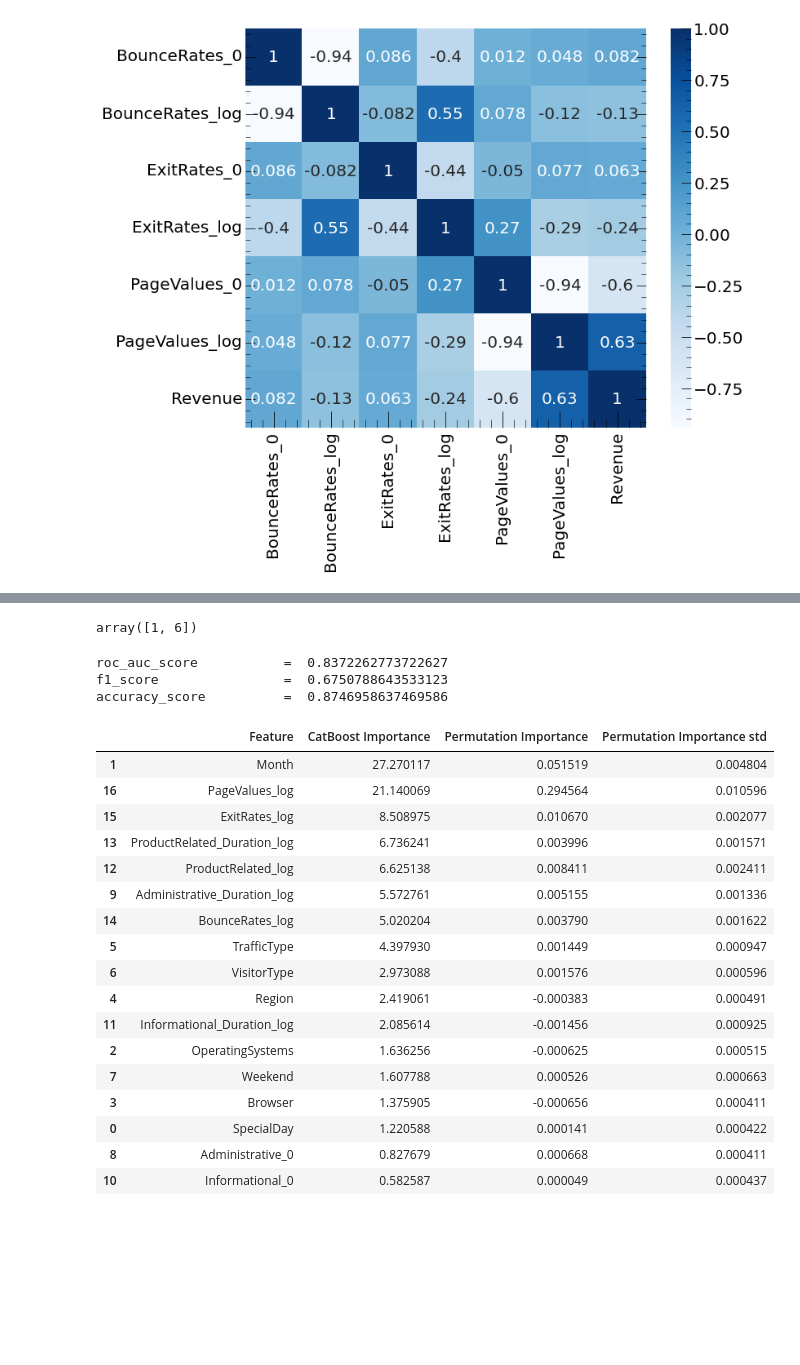
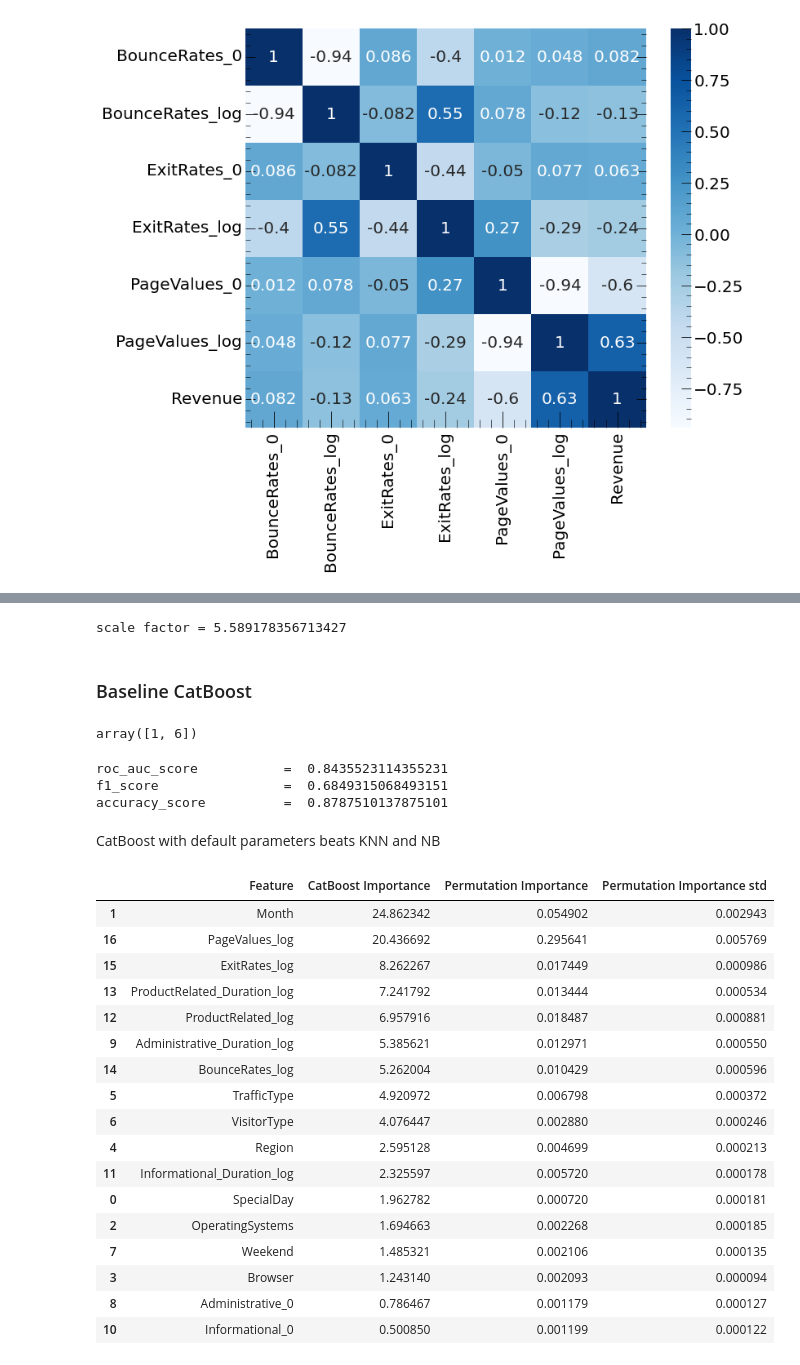
Before and after one commit to Sirnobaka/Online_Shoppers, a Jupyter notebook: Online_Shoppers.ipynb, the cells around one changed output, grey strips where cells are left out. Saved outputs shown, nothing was run; the diff lists cells and outputs as text; code cells hidden in the pictures; blank space fills up the shorter version.

Commit message:
Add KNN and NB, Table of Contents

```diff
--- a/Online_Shoppers.ipynb
+++ b/Online_Shoppers.ipynb
@@ -1697,8 +1943,15 @@ data_catboost = data_new.drop(['Season_Spring', 'Season_Summer', 'Season_Fall'],
 # %%
-X = data_catboost.drop('Revenue', axis=1)
-y = data_catboost['Revenue']
+X = data_new.drop('Revenue', axis=1)
+y = data_new['Revenue']
 
 X_train, X_test, y_train, y_test = train_test_split(X, y, test_size=0.2, random_state=42)
+# %%
+pos_scale = y_train[y_train == 0].shape[0] / y_train[y_train > 0].shape[0]
+print(f"scale factor = {pos_scale}")
+# %% [output]
+scale factor = 5.589178356713427
+# %% [markdown]
+### Baseline CatBoost
 # %%
 categorical_features_indices = np.where(X.dtypes == object)[0]
 categorical_features_indices
@@ -1717,43 +1970,45 @@ print('roc_auc_score           = ', roc_auc_score(y_test, pred))
 print('f1_score                = ', f1_score(y_test, pred))
 print('accuracy_score          = ', accuracy_score(y_test, pred))
 # %% [output]
-roc_auc_score           =  0.8372262773722627
-f1_score                =  0.6750788643533123
-accuracy_score          =  0.8746958637469586
+roc_auc_score           =  0.8435523114355231
+f1_score                =  0.6849315068493151
+accuracy_score          =  0.8787510137875101
+# %% [markdown]
+CatBoost with default parameters beats KNN and NB
 # %%
 from sklearn.inspection import permutation_importance
 
 model_permutation_importance = permutation_importance(model,
-                                                      X_test,
-                                                      y_test,
+                                                      X_train,
+                                                      y_train,
                                                       scoring='roc_auc',
                                                       n_repeats=20,
                                                       random_state=0,
                                                       n_jobs=-1)
 
 df_importance = pd.DataFrame({'Feature': model.feature_names_,
                               'CatBoost Importance': model.feature_importances_,
                               'Permutation Importance': model_permutation_importance.importances_mean,
                               'Permutation Importance std': model_permutation_importance.importances_std})
 
 df_importance.sort_values(by='CatBoost Importance', ascending=False)
 # %% [output]
 |  | Feature | CatBoost Importance | Permutation Importance | Permutation Importance std |
-| 1 | Month | 27.270117 | 0.051519 | 0.004804 |
-| 16 | PageValues_log | 21.140069 | 0.294564 | 0.010596 |
-| 15 | ExitRates_log | 8.508975 | 0.010670 | 0.002077 |
-| 13 | ProductRelated_Duration_log | 6.736241 | 0.003996 | 0.001571 |
-| 12 | ProductRelated_log | 6.625138 | 0.008411 | 0.002411 |
-| 9 | Administrative_Duration_log | 5.572761 | 0.005155 | 0.001336 |
-| 14 | BounceRates_log | 5.020204 | 0.003790 | 0.001622 |
-| 5 | TrafficType | 4.397930 | 0.001449 | 0.000947 |
-| 6 | VisitorType | 2.973088 | 0.001576 | 0.000596 |
-| 4 | Region | 2.419061 | -0.000383 | 0.000491 |
-| 11 | Informational_Duration_log | 2.085614 | -0.001456 | 0.000925 |
-| 2 | OperatingSystems | 1.636256 | -0.000625 | 0.000515 |
-| 7 | Weekend | 1.607788 | 0.000526 | 0.000663 |
-| 3 | Browser | 1.375905 | -0.000656 | 0.000411 |
-| 0 | SpecialDay | 1.220588 | 0.000141 | 0.000422 |
-| 8 | Administrative_0 | 0.827679 | 0.000668 | 0.000411 |
-| 10 | Informational_0 | 0.582587 | 0.000049 | 0.000437 |
+| 1 | Month | 24.862342 | 0.054902 | 0.002943 |
+| 16 | PageValues_log | 20.436692 | 0.295641 | 0.005769 |
+| 15 | ExitRates_log | 8.262267 | 0.017449 | 0.000986 |
+| 13 | ProductRelated_Duration_log | 7.241792 | 0.013444 | 0.000534 |
+| 12 | ProductRelated_log | 6.957916 | 0.018487 | 0.000881 |
+| 9 | Administrative_Duration_log | 5.385621 | 0.012971 | 0.000550 |
+| 14 | BounceRates_log | 5.262004 | 0.010429 | 0.000596 |
+| 5 | TrafficType | 4.920972 | 0.006798 | 0.000372 |
+| 6 | VisitorType | 4.076447 | 0.002880 | 0.000246 |
+| 4 | Region | 2.595128 | 0.004699 | 0.000213 |
+| 11 | Informational_Duration_log | 2.325597 | 0.005720 | 0.000178 |
+| 0 | SpecialDay | 1.962782 | 0.000720 | 0.000181 |
+| 2 | OperatingSystems | 1.694663 | 0.002268 | 0.000185 |
+| 7 | Weekend | 1.485321 | 0.002106 | 0.000135 |
+| 3 | Browser | 1.243140 | 0.002093 | 0.000094 |
+| 8 | Administrative_0 | 0.786467 | 0.001179 | 0.000127 |
+| 10 | Informational_0 | 0.500850 | 0.001199 | 0.000122 |
 # %% [markdown]
```
Also changed, not shown: parts of 131 cells of this notebook.
